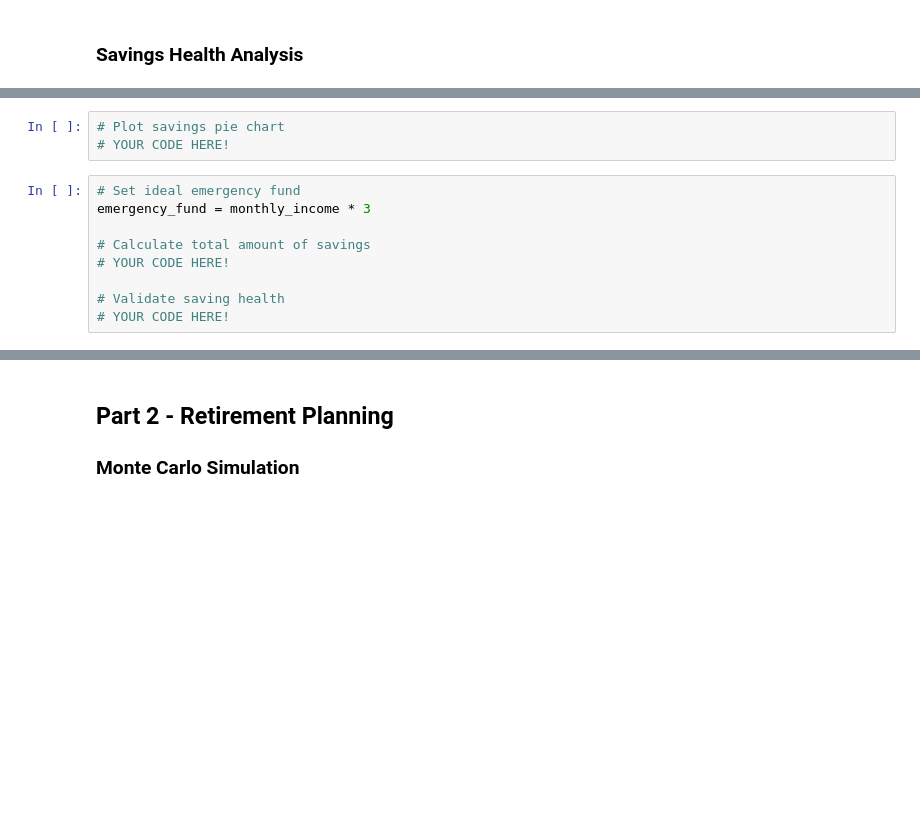
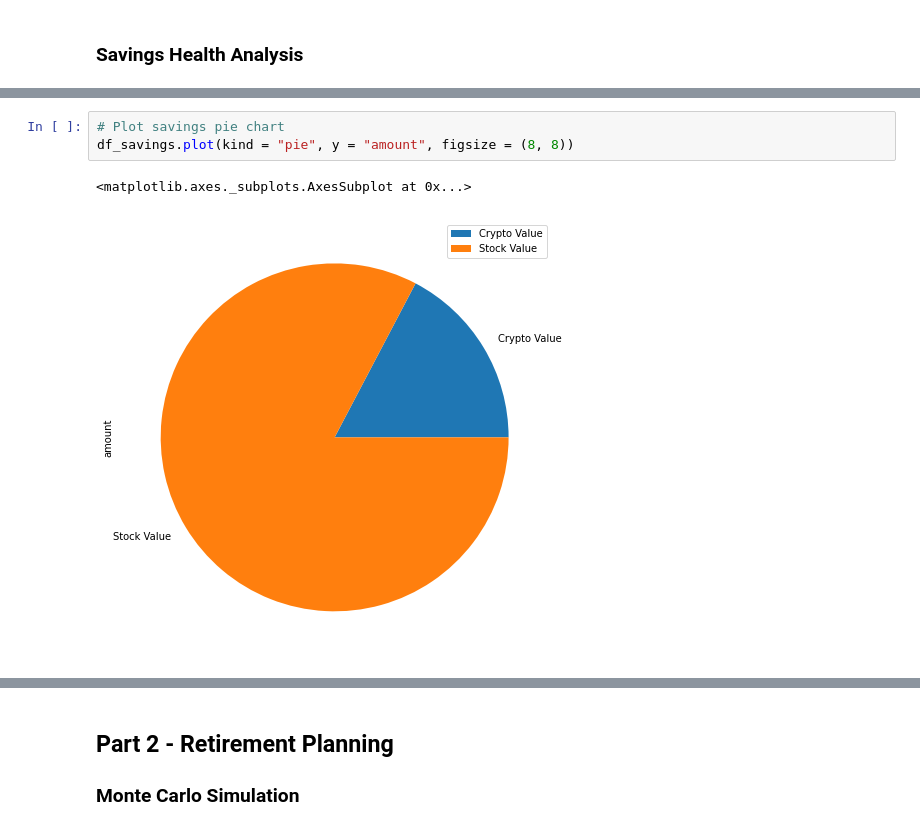
Before and after one commit to drg-developer-2-GWFinTech-Homeworks/homework-4, a Jupyter notebook: financial-planner.ipynb, the cells around one changed output, grey strips where cells are left out. Cells and saved outputs as stored; diff of their text form; blank space fills up the shorter version.

```diff
--- a/financial-planner.ipynb
+++ b/financial-planner.ipynb
@@ -132,12 +133,6 @@ display(df_savings)
 # %%
 # Plot savings pie chart
-# YOUR CODE HERE!
+df_savings.plot(kind = "pie", y = "amount", figsize = (8, 8))
+# %% [output]
+<matplotlib.axes._subplots.AxesSubplot at 0x...>
+[figure, added]
-# %%
-# Set ideal emergency fund
-emergency_fund = monthly_income * 3
-
-# Calculate total amount of savings
-# YOUR CODE HERE!
-
-# Validate saving health
-# YOUR CODE HERE!
```
Also changed, not shown: parts of 29 cells of this notebook.
